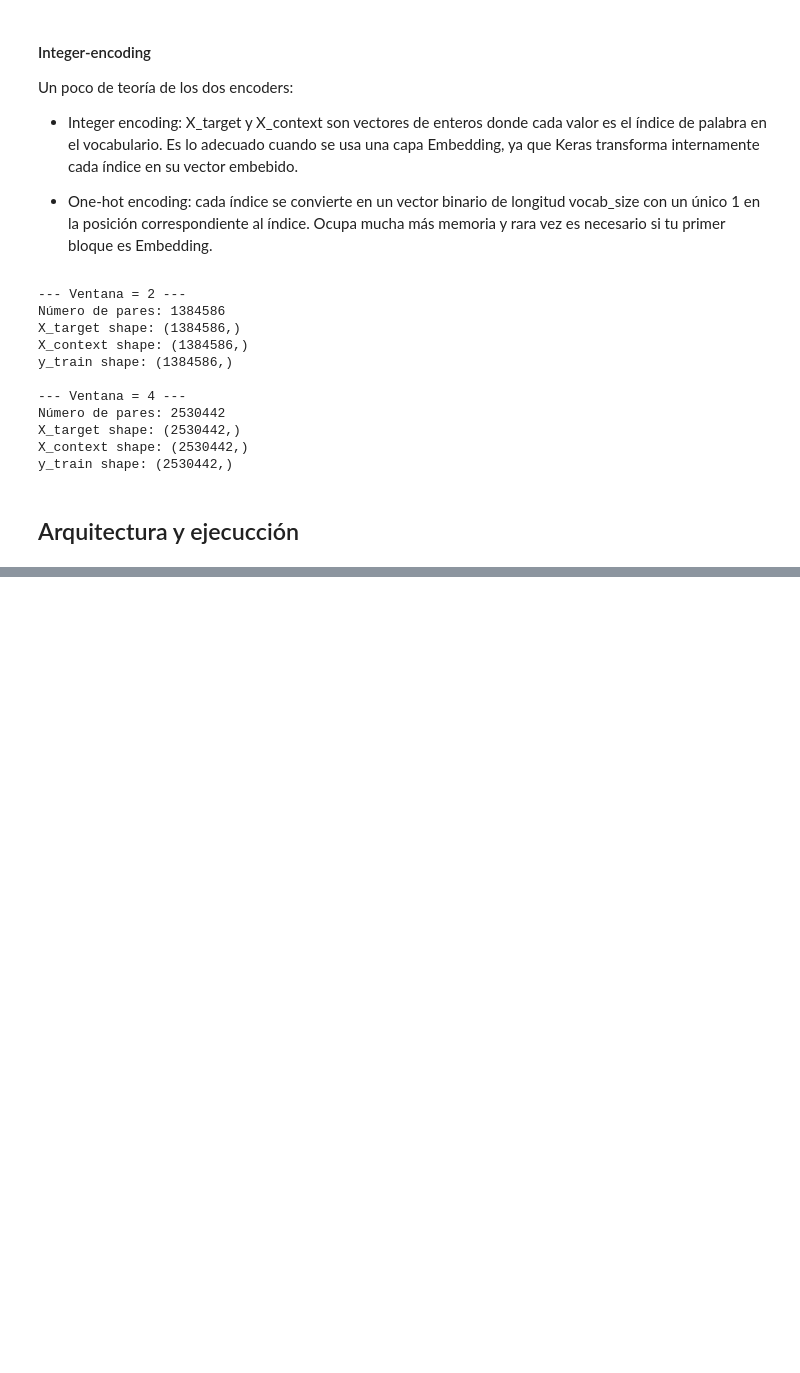
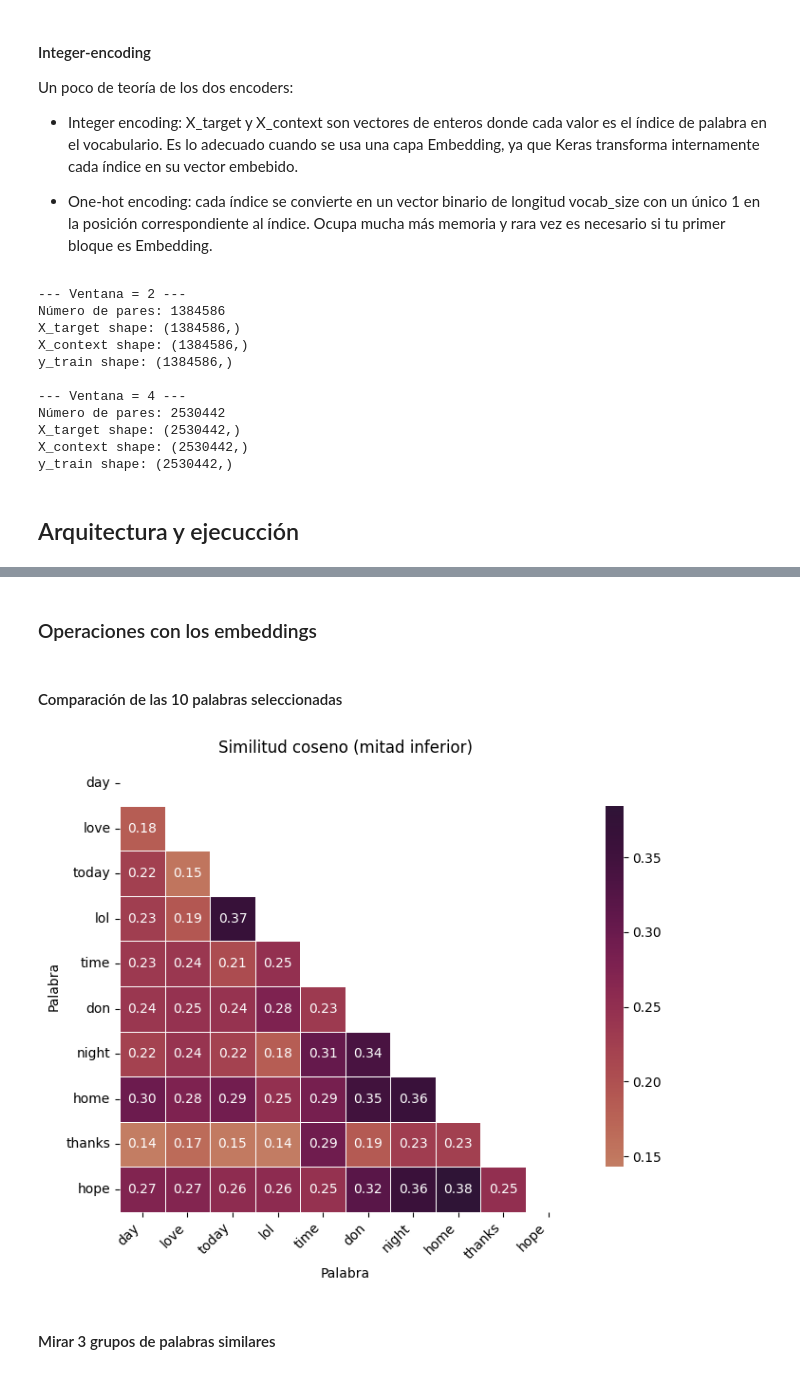
Before and after one commit to Alf-caput/UFVDeepLearning, a Jupyter notebook: P2_NaturalLanguageProcessing/PW2_embedding_2.ipynb, the cells around one changed output, grey strips where cells are left out. Cells and saved outputs as stored; diff of their text form; code cells hidden in the pictures; blank space fills up the shorter version.

```diff
--- a/P2_NaturalLanguageProcessing/PW2_embedding_2.ipynb
+++ b/P2_NaturalLanguageProcessing/PW2_embedding_2.ipynb
@@ -382,0 +457,77 @@ KeyboardInterrupt:
+# %% [markdown]
+### Operaciones con los embeddings
+# %% [markdown]
+#### Comparación de las 10 palabras seleccionadas
+# %%
+import numpy as np
+import pandas as pd
+import matplotlib.pyplot as plt
+import seaborn as sns
+from sklearn.metrics.pairwise import cosine_similarity
+
+# Suponemos que ya tienes:
+#  - model: tu Skip-Gram entrenado (p.ej. build_skipgram_model con window=2, embedding_dim=312)
+#  - word2idx: diccionario palabra→índice
+#  - meaningful: lista de tuples [(word, freq), ...] con tus 10 palabras
+
+# Extraemos solo las 10 palabras
+words_10 = [w for w, _ in meaningful[:10]]
+
+# 1) Obtenemos la matriz de embeddings (vocab_size × embedding_dim)
+embedding_layer = model.get_layer('shared_embedding')
+embeddings = embedding_layer.get_weights()[0]
+
+# 2) Recopilamos los vectores de las 10 palabras
+vectors_10 = []
+for w in words_10:
+    idx = word2idx.get(w)
+    if idx is not None and idx < embeddings.shape[0]:
+        vectors_10.append(embeddings[idx])
+    else:
+        # Si la palabra no existe en el vocabulario, usamos un vector cero
+        vectors_10.append(np.zeros(embeddings.shape[1], dtype=float))
+vectors_10 = np.vstack(vectors_10)
+
+# 3) Calculamos la similitud coseno
+sim_matrix = cosine_similarity(vectors_10)
+
+# 4) Presentamos los resultados en un DataFrame
+df_sim = pd.DataFrame(
+    sim_matrix,
+    index=words_10,
+    columns=words_10
+)
+
+# 1) Calcula la matriz de similitud coseno
+sim_matrix = cosine_similarity(vectors_10)
+
+# 2) Construye el DataFrame
+df_sim = pd.DataFrame(sim_matrix, index=words_10, columns=words_10)
+
+# 3) Crea una máscara para la mitad superior
+mask = np.triu(np.ones_like(df_sim, dtype=bool))
+
+# 4) Dibuja el heatmap
+plt.figure(figsize=(8, 6))
+sns.heatmap(
+    df_sim,
+    mask=mask,
+    annot=True,
+    fmt=".2f",
+    cmap="twilight_shifted",
+    center=0,
+    square=True,
+    linewidths=.5,
+    cbar_kws={"shrink": .8}
+)
+plt.title("Similitud coseno (mitad inferior)");
+plt.xlabel("Palabra");
+plt.ylabel("Palabra")
+plt.xticks(rotation=45, ha="right")
+plt.yticks(rotation=0)
+plt.tight_layout()
+plt.show()
+# %% [output]
+[figure, added]
+# %% [markdown]
+#### Mirar 3 grupos de palabras similares
```
Also changed, not shown: parts of 7 cells of this notebook.
